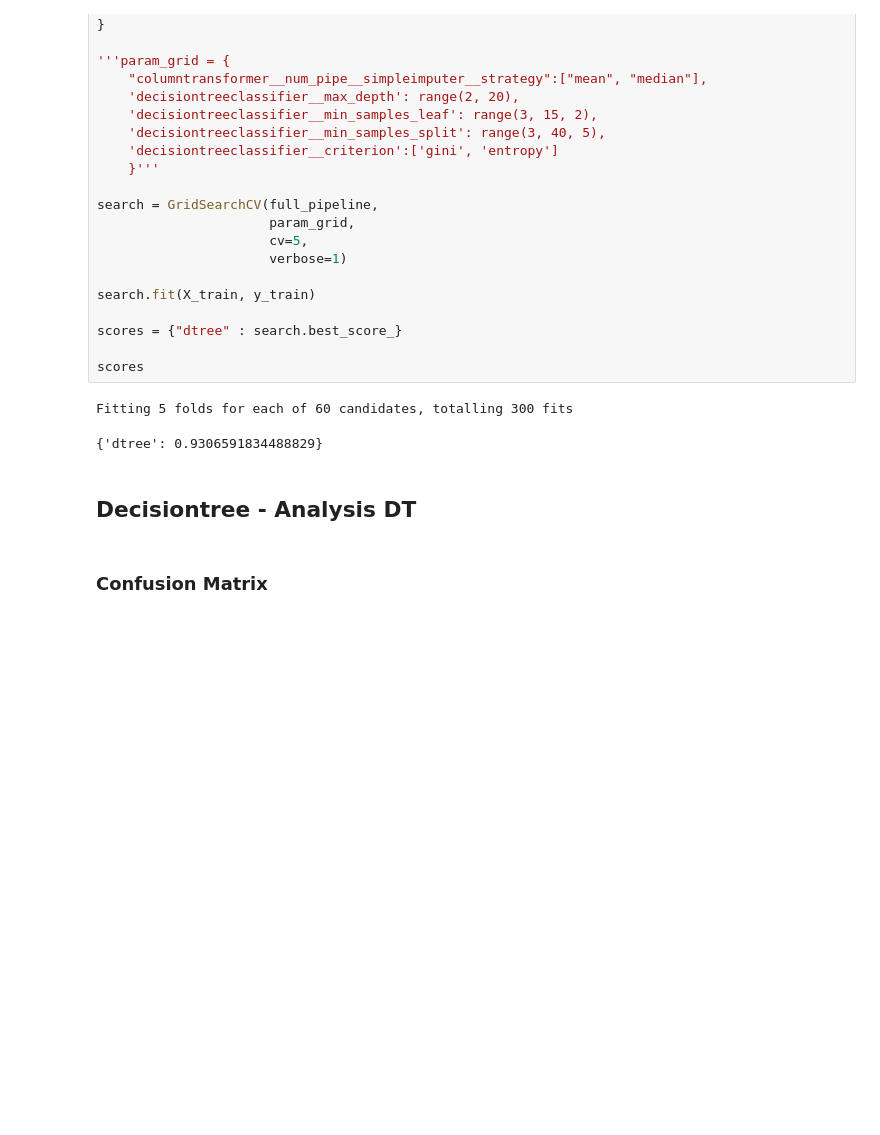
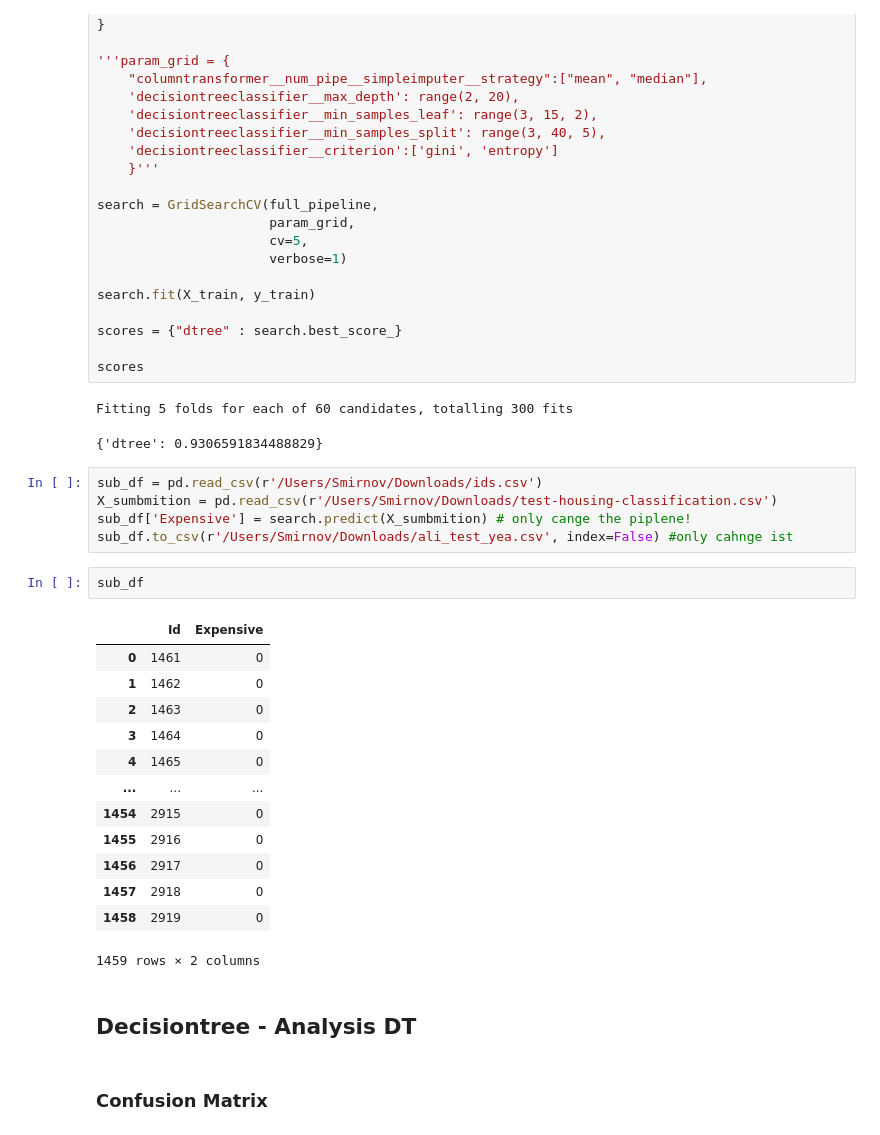
Before and after one commit to FindWhatYou/supervised_learning_project, a Jupyter notebook: 09_spontaneous_submission-challenge_no_ordinal.ipynb, the cells around one changed output. Saved outputs shown, nothing was run; the diff lists cells and outputs as text; blank space fills up the shorter version.

```diff
--- a/09_spontaneous_submission-challenge_no_ordinal.ipynb
+++ b/09_spontaneous_submission-challenge_no_ordinal.ipynb
@@ -163,6 +163,27 @@ scores
 # %% [output]
 Fitting 5 folds for each of 60 candidates, totalling 300 fits
 {'dtree': 0.9306591834488829}
+# %%
+sub_df = pd.read_csv(r'/Users/Smirnov/Downloads/ids.csv')
+X_sumbmition = pd.read_csv(r'/Users/Smirnov/Downloads/test-housing-classification.csv')
+sub_df['Expensive'] = search.predict(X_sumbmition) # only cange the piplene!
+sub_df.to_csv(r'/Users/Smirnov/Downloads/ali_test_yea.csv', index=False) #only cahnge ist
+# %%
+sub_df
+# %% [output]
+|  | Id | Expensive |
+| 0 | 1461 | 0 |
+| 1 | 1462 | 0 |
+| 2 | 1463 | 0 |
+| 3 | 1464 | 0 |
+| 4 | 1465 | 0 |
+| ... | ... | ... |
+| 1454 | 2915 | 0 |
+| 1455 | 2916 | 0 |
+| 1456 | 2917 | 0 |
+| 1457 | 2918 | 0 |
+| 1458 | 2919 | 0 |
+1459 rows × 2 columns
 # %% [markdown]
 ## Decisiontree - Analysis DT
 # %% [markdown]
```
Also changed, not shown: parts of 2 cells of this notebook, 2 other files.
